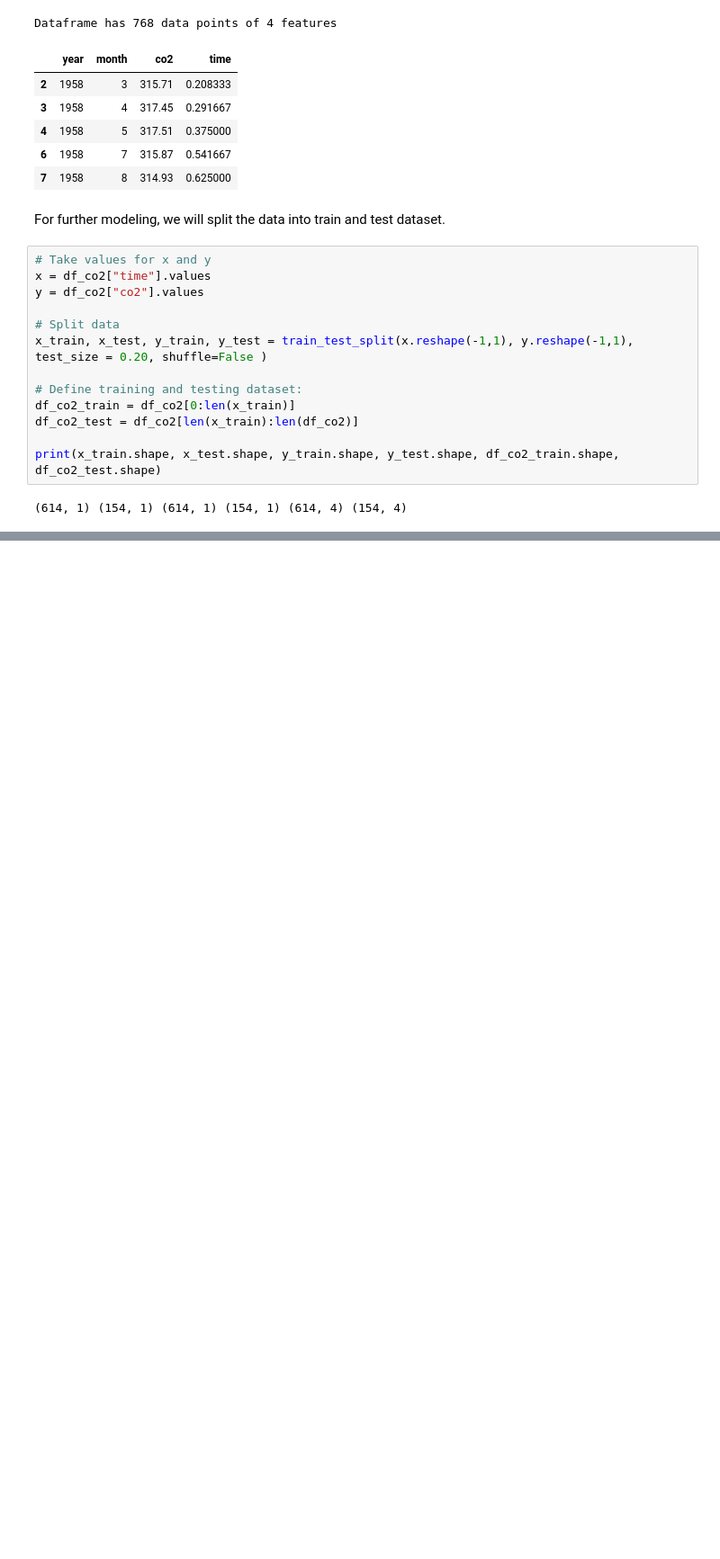
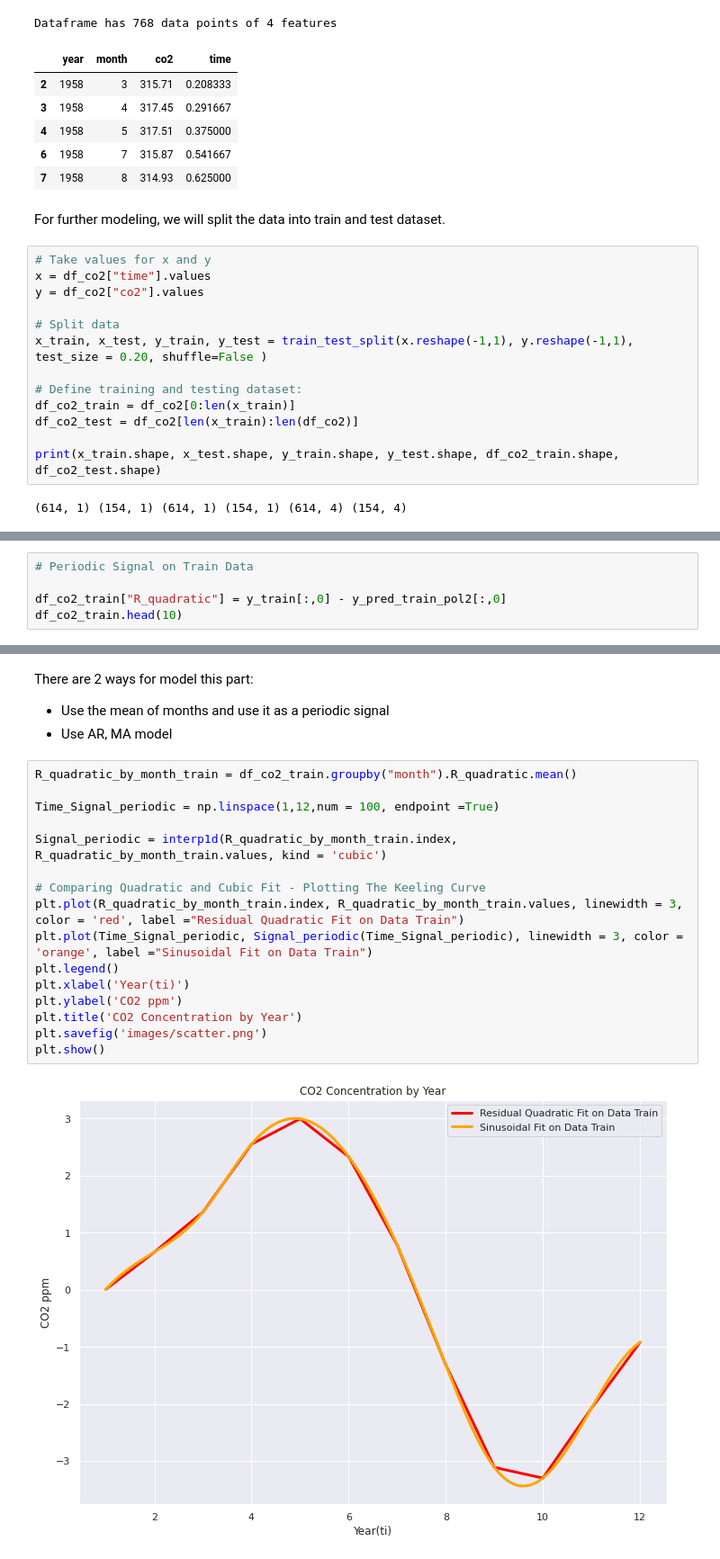
Before and after one commit to yonkeenn/projectForecastingCO2, a Jupyter notebook: projectForcastingC02.ipynb, the cells around one changed output, grey strips where cells are left out. Shown: that part at 90% size. Saved outputs shown, nothing was run; the diff lists cells and outputs as text; blank space fills up the shorter version.

```diff
--- a/projectForcastingC02.ipynb
+++ b/projectForcastingC02.ipynb
@@ -115,0 +263,5 @@ plt.show()
+# %%
+# Periodic Signal on Train Data
+
+df_co2_train["R_quadratic"] = y_train[:,0] - y_pred_train_pol2[:,0]
+df_co2_train.head(10)
@@ -115,0 +285,22 @@ plt.show()
+# %% [markdown]
+There are 2 ways for model this part:
+- Use the mean of months and use it as a periodic signal
+- Use AR, MA model
+# %%
+R_quadratic_by_month_train = df_co2_train.groupby("month").R_quadratic.mean()
+
+Time_Signal_periodic = np.linspace(1,12,num = 100, endpoint =True)
+
+Signal_periodic = interp1d(R_quadratic_by_month_train.index, R_quadratic_by_month_train.values, kind = 'cubic')
+
+# Comparing Quadratic and Cubic Fit - Plotting The Keeling Curve
+plt.plot(R_quadratic_by_month_train.index, R_quadratic_by_month_train.values, linewidth = 3, color = 'red', label ="Residual Quadratic Fit on Data Train")
+plt.plot(Time_Signal_periodic, Signal_periodic(Time_Signal_periodic), linewidth = 3, color = 'orange', label ="Sinusoidal Fit on Data Train")
+plt.legend()
+plt.xlabel('Year(ti)')
+plt.ylabel('CO2 ppm')
+plt.title('CO2 Concentration by Year')
+plt.savefig('images/scatter.png')
+plt.show()
+# %% [output]
+[figure, added]
```
Also changed, not shown: parts of 13 cells of this notebook, 2 other files.
